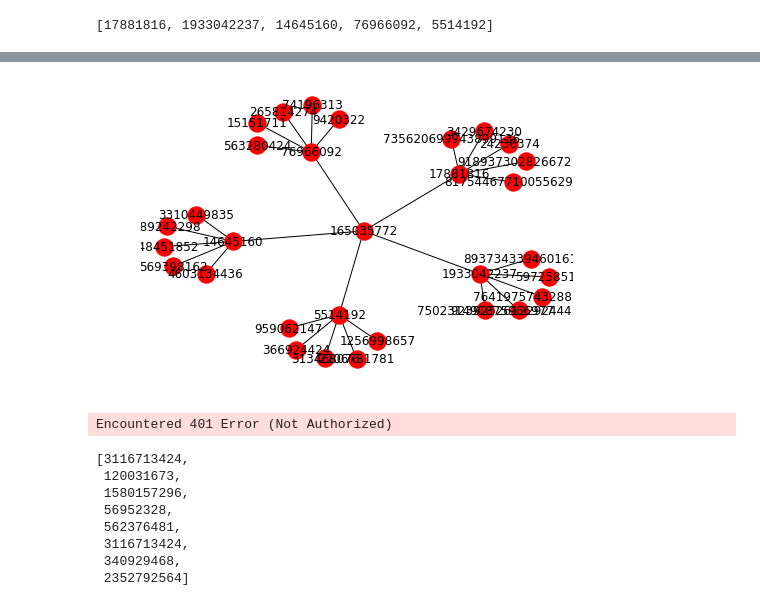
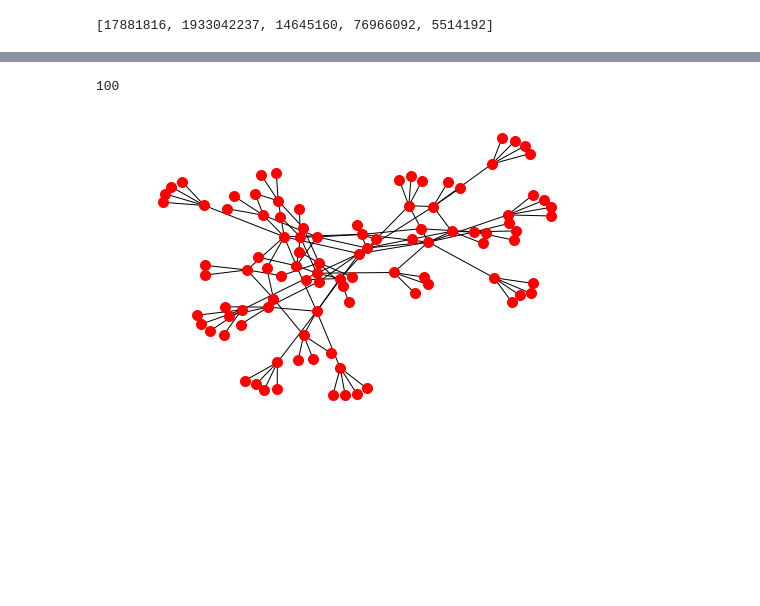
Before and after one commit to zmr227/Social-Media-Data-Mining, a Jupyter notebook: Assignments/Ass-2/Ass2.ipynb, the cells around one changed output, grey strips where cells are left out. Saved outputs shown, nothing was run; the diff lists cells and outputs as text; code cells hidden in the pictures; blank space fills up the shorter version.

```diff
--- a/Assignments/Ass-2/Ass2.ipynb
+++ b/Assignments/Ass-2/Ass2.ipynb
@@ -235,7 +234,3 @@ def popular_users(users_list, num):
 popular_users(reciprocal_friends, 5)
 # %% [output]
 [17881816, 1933042237, 14645160, 76966092, 5514192]
-# %%
-friends_list = list(reciprocal_friends)
-ids = popular_users(friends_list, 5)
-print(ids)
@@ -252,11 +245,10 @@ def crawl_followers_friends(twitter_api, screen_name, max_depth):
     while depth < max_depth:
         depth += 1
         (reciprocal_queue, next_reciprocal_queue) = (next_reciprocal_queue, [])
-        names = make_twitter_request(twitter_api.users.lookup,
-                                            user_id=reciprocal_queue)
-        for name in names:
-            #seed_name = str(twitter_api.users.show(user_id=friend_id)['screen_name'])
-            cur_list = get_reciprocal_friends(twitter_api, name)
+
+        for friend_id in reciprocal_queue:
+            seed_name = str(twitter_api.users.show(user_id=friend_id)['screen_name'])
+            cur_list = get_reciprocal_friends(twitter_api, seed_name)
             new_friends = popular_users(cur_list, 5)
             next_reciprocal_queue += new_friends
 
@@ -281,5 +259,5 @@ def crawl_followers_friends2(twitter_api, screen_name):
 # %%
-edges = crawl_followers_friends(twitter_api,screen_name,2)
+edges = crawl_followers_friends(twitter_api,screen_name,3)
 print(edges)
 # %% [output]
 Encountered 429 Error (Rate Limit Exceeded)
@@ -287,35 +275,23 @@ Retrying in 15 minutes...ZzZ...
+# %%
+def nodeNum(edges):
+    if not edges: return
+    flatten = list(sum(edges, ()))
+    return len(set(flatten))
+
+nodes = nodeNum(edges)
+print(nodes)
+# %% [output]
+100
 # %%
 import networkx as nx
 import matplotlib.pyplot as plt
 G = nx.Graph()
 # %%
 G.add_edges_from(edges,color='red')
-nx.draw(G, with_labels=True)
+pos = nx.spring_layout(G)
+nx.draw(G, pos, node_size=100, with_labels=False, font_size=8)
+fig = plt.gcf()
+fig.savefig('./output_image')
 plt.show()
 # %% [output]
-[figure, old version]
+[figure, new version]
-# %%
-def test(twitter_api, screen_name):
-    response = make_twitter_request(twitter_api.followers.ids, screen_name=screen_name, count=2)
-    ids = next_queue = response["ids"]
-    level = 1
-    max_level = 3
-    while level < max_level:
-        level += 1
-        (queue, next_queue) = (next_queue, [])
-        for id in queue:
-            response = make_twitter_request(twitter_api.followers.ids, user_id=id, count = 2)
-            if response: next_queue += response["ids"]
-        ids += next_queue
-    return ids
-test(twitter_api, screen_name)
-# %% [output]
-Encountered 401 Error (Not Authorized)
-[3116713424,
- 120031673,
- 1580157296,
- 56952328,
- 562376481,
- 3116713424,
- 340929468,
- 2352792564]
```
Also changed, not shown: parts of 6 cells of this notebook, 4 other files.
